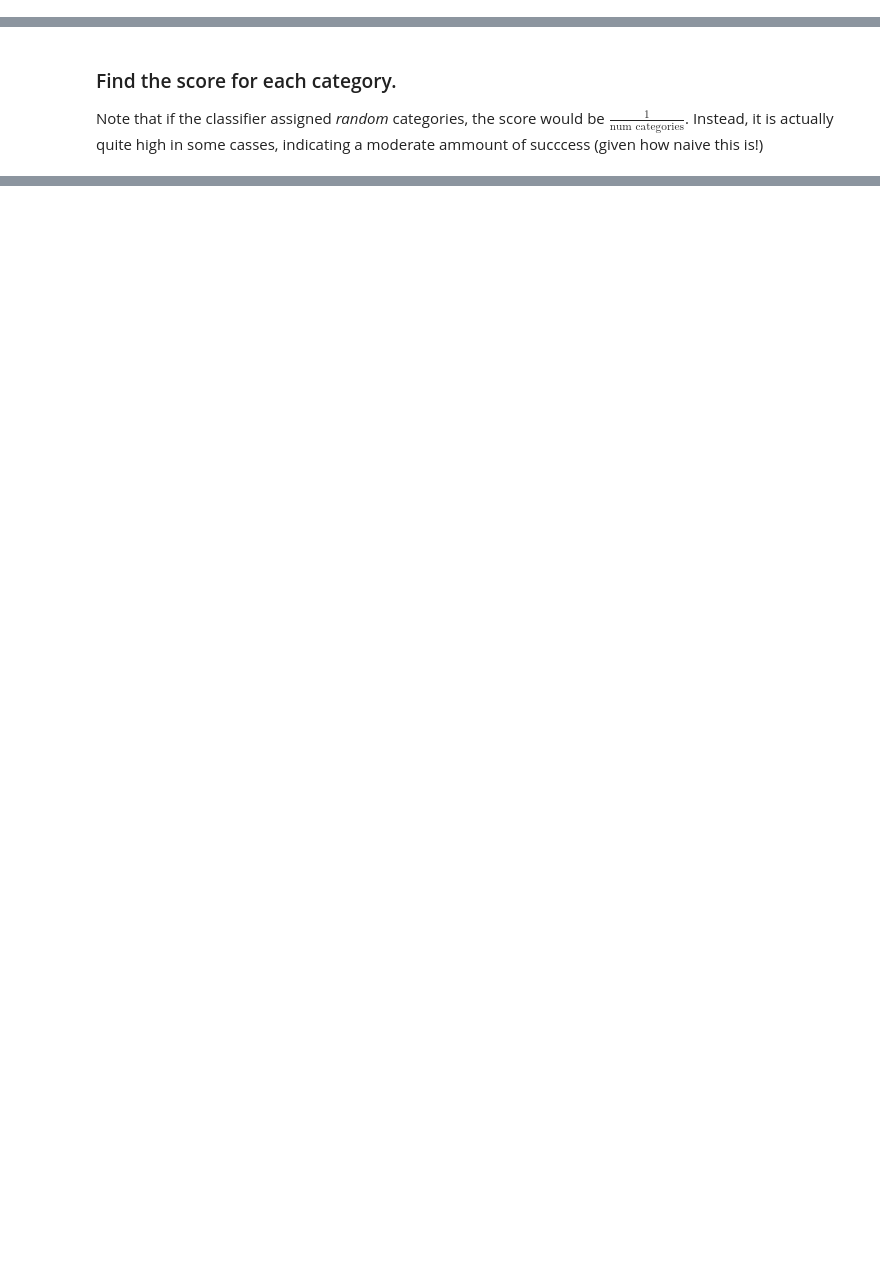
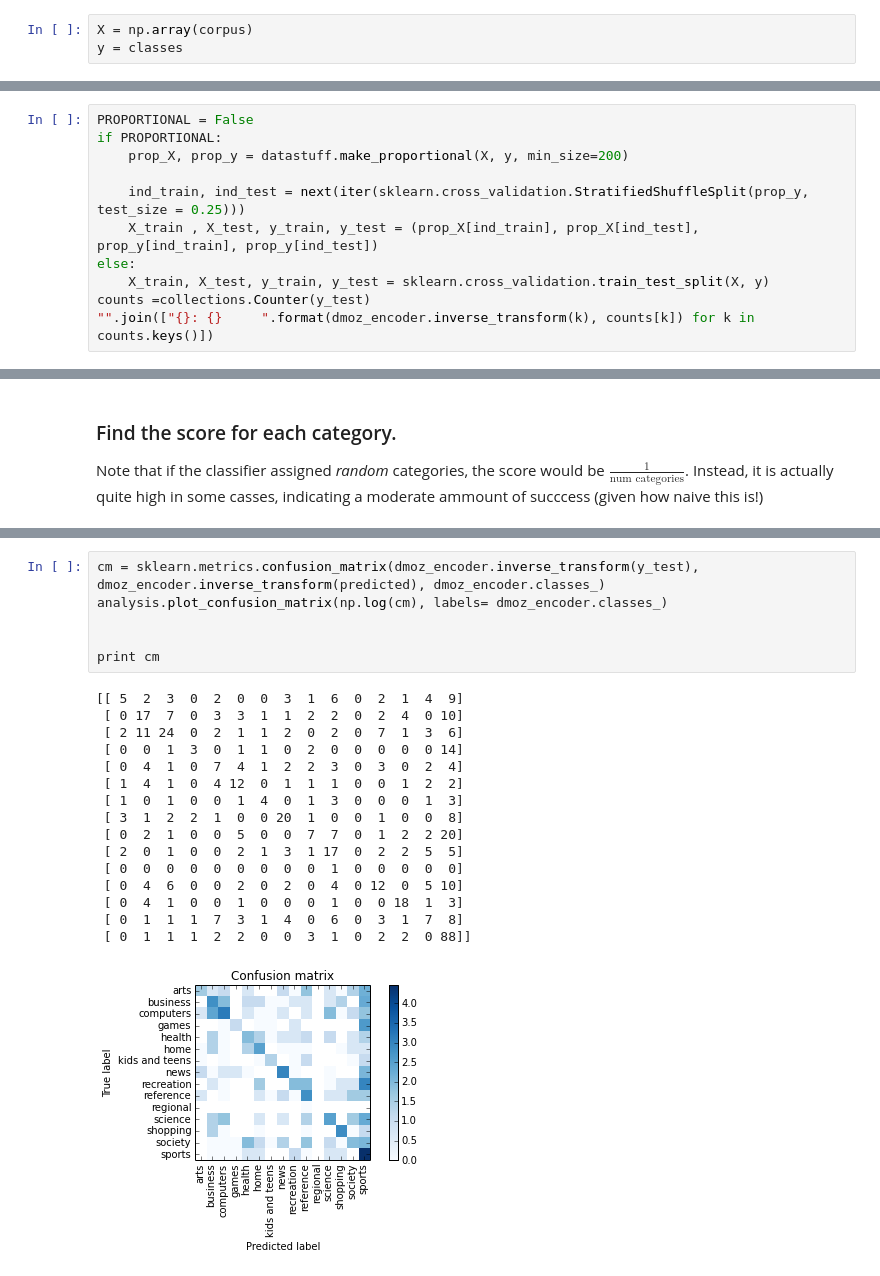
Before and after one commit to comp6028team17/gensim_testing, a Jupyter notebook: body_content_to_dmoz_classes.ipynb, the cells around one changed output, grey strips where cells are left out. Saved outputs shown, nothing was run; the diff lists cells and outputs as text; blank space fills up the shorter version.

```diff
--- a/body_content_to_dmoz_classes.ipynb
+++ b/body_content_to_dmoz_classes.ipynb
@@ -93,3 +67,6 @@ classes = dmoz_encoder.transform(top_categories)
 print classes
 # %% [output]
 [7 7 7 ..., 3 3 3]
+# %%
+X = np.array(corpus)
+y = classes
@@ -95,0 +77,11 @@ print classes
+# %%
+PROPORTIONAL = False
+if PROPORTIONAL:
+    prop_X, prop_y = datastuff.make_proportional(X, y, min_size=200)
+
+    ind_train, ind_test = next(iter(sklearn.cross_validation.StratifiedShuffleSplit(prop_y, test_size = 0.25)))
+    X_train , X_test, y_train, y_test = (prop_X[ind_train], prop_X[ind_test], prop_y[ind_train], prop_y[ind_test])
+else:
+    X_train, X_test, y_train, y_test = sklearn.cross_validation.train_test_split(X, y)
+counts =collections.Counter(y_test)
+"".join(["{}: {}     ".format(dmoz_encoder.inverse_transform(k), counts[k]) for k in counts.keys()])
@@ -180,0 +155,23 @@ print meta[20]
+# %%
+cm = sklearn.metrics.confusion_matrix(dmoz_encoder.inverse_transform(y_test), dmoz_encoder.inverse_transform(predicted), dmoz_encoder.classes_)
+analysis.plot_confusion_matrix(np.log(cm), labels= dmoz_encoder.classes_)
+
+
+print cm
+# %% [output]
+[[ 5  2  3  0  2  0  0  3  1  6  0  2  1  4  9]
+ [ 0 17  7  0  3  3  1  1  2  2  0  2  4  0 10]
+ [ 2 11 24  0  2  1  1  2  0  2  0  7  1  3  6]
+ [ 0  0  1  3  0  1  1  0  2  0  0  0  0  0 14]
+ [ 0  4  1  0  7  4  1  2  2  3  0  3  0  2  4]
+ [ 1  4  1  0  4 12  0  1  1  1  0  0  1  2  2]
+ [ 1  0  1  0  0  1  4  0  1  3  0  0  0  1  3]
+ [ 3  1  2  2  1  0  0 20  1  0  0  1  0  0  8]
+ [ 0  2  1  0  0  5  0  0  7  7  0  1  2  2 20]
+ [ 2  0  1  0  0  2  1  3  1 17  0  2  2  5  5]
+ [ 0  0  0  0  0  0  0  0  0  1  0  0  0  0  0]
+ [ 0  4  6  0  0  2  0  2  0  4  0 12  0  5 10]
+ [ 0  4  1  0  0  1  0  0  0  1  0  0 18  1  3]
+ [ 0  1  1  1  7  3  1  4  0  6  0  3  1  7  8]
+ [ 0  1  1  1  2  2  0  0  3  1  0  2  2  0 88]]
+[figure, added]
```
Also changed, not shown: parts of 18 cells of this notebook, 1 other file.
